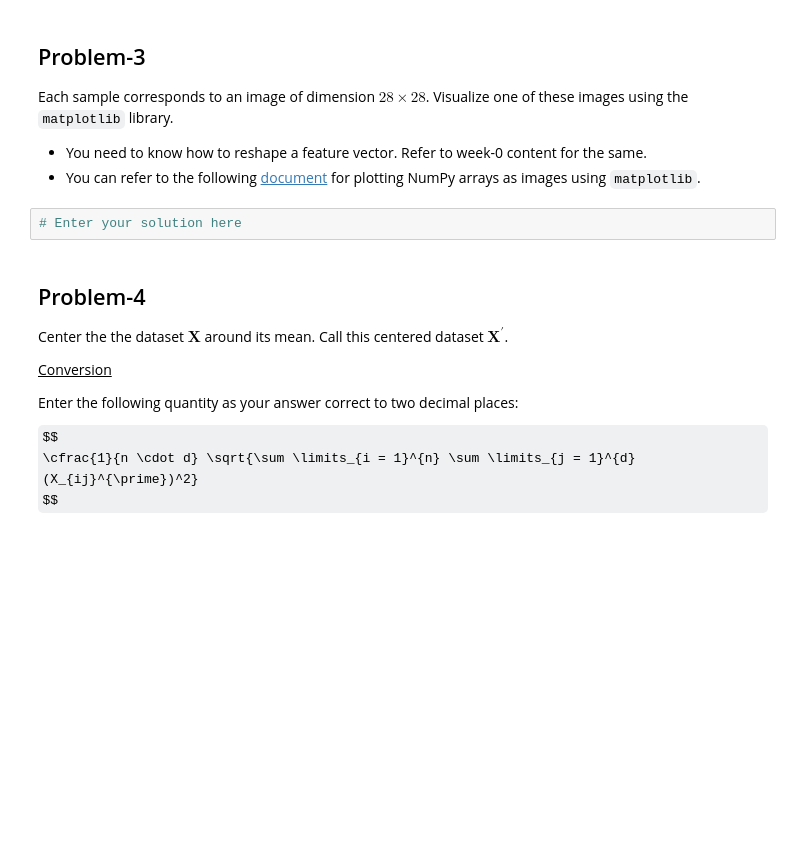
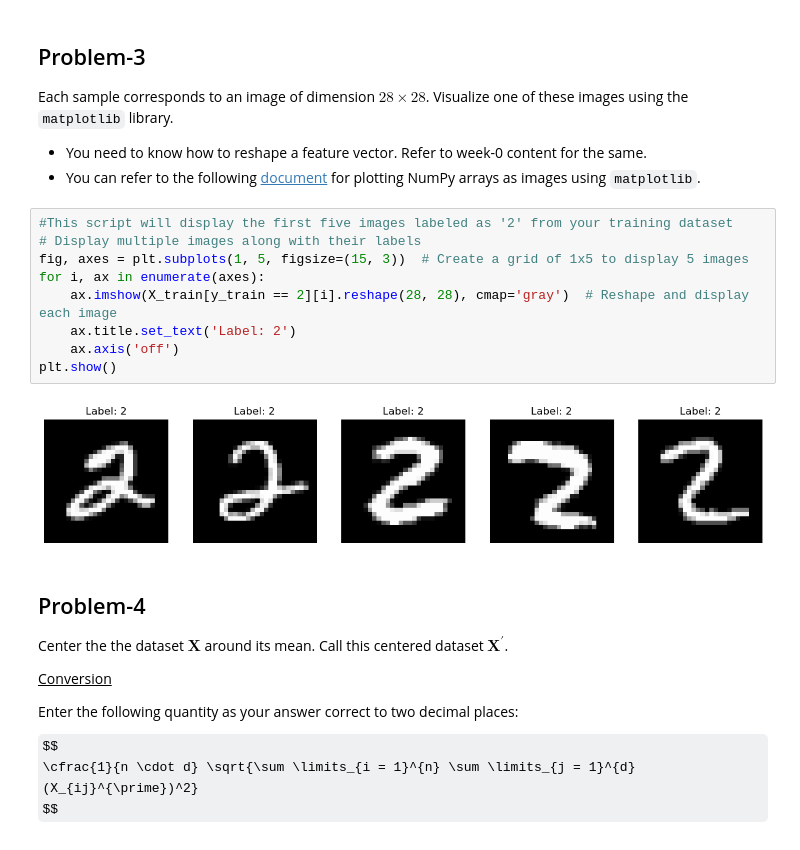
Before and after one commit to kavishbhardwaj/Machine_Learning_Maths, a Jupyter notebook: Week_1_Programming_assignment.ipynb, the cells around one changed output. Drawn from its saved outputs; the diff is of its cells as text; some formulas as TeX source; blank space fills up the shorter version.

```diff
--- a/Week_1_Programming_assignment.ipynb
+++ b/Week_1_Programming_assignment.ipynb
@@ -41,8 +50,17 @@ Each sample corresponds to an image of dimension $28 \times 28$. Visualize one o
 
 - You need to know how to reshape a feature vector. Refer to week-0 content for the same.
 - You can refer to the following [document](https://matplotlib.org/stable/tutorials/introductory/images.html#sphx-glr-tutorials-introductory-images-py) for plotting NumPy arrays as images using `matplotlib`.
-# %%
-# Enter your solution here
+# %%
+#This script will display the first five images labeled as '2' from your training dataset
+# Display multiple images along with their labels
+fig, axes = plt.subplots(1, 5, figsize=(15, 3))  # Create a grid of 1x5 to display 5 images
+for i, ax in enumerate(axes):
+    ax.imshow(X_train[y_train == 2][i].reshape(28, 28), cmap='gray')  # Reshape and display each image
+    ax.title.set_text('Label: 2')
+    ax.axis('off')
+plt.show()
+# %% [output]
+[figure, added]
 # %% [markdown]
 ## Problem-4
 
```
Also changed, not shown: parts of 19 cells of this notebook, 1 other file.
